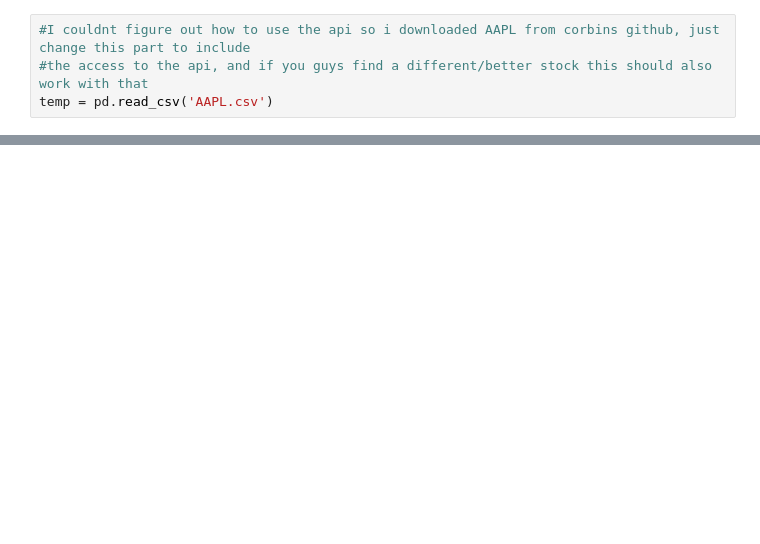
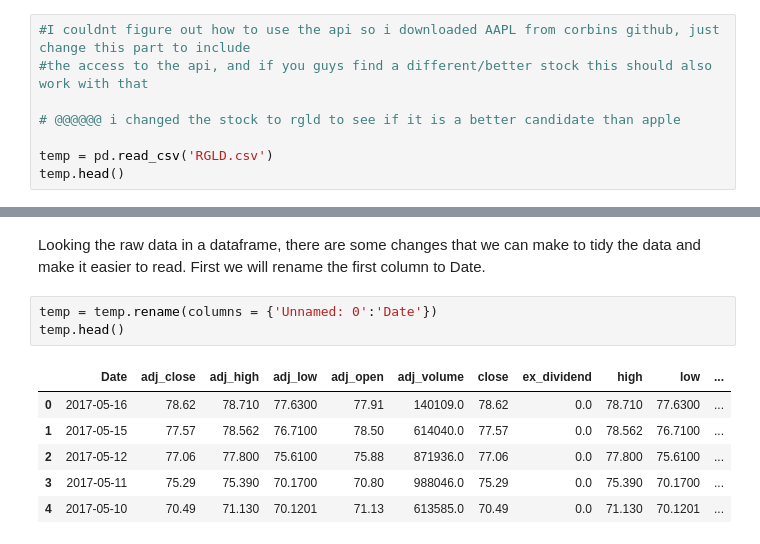
Before and after one commit to Rmilner17/Rmilner17.github.io, a Jupyter notebook: Final.ipynb, the cells around one changed output, grey strips where cells are left out. Drawn from its saved outputs; the diff is of its cells as text; blank space fills up the shorter version.

```diff
--- a/Final.ipynb
+++ b/Final.ipynb
@@ -7,4 +25,8 @@ import sys
 # %%
 #I couldnt figure out how to use the api so i downloaded AAPL from corbins github, just change this part to include
 #the access to the api, and if you guys find a different/better stock this should also work with that
-temp = pd.read_csv('AAPL.csv')
+
+# @@@@@@ i changed the stock to rgld to see if it is a better candidate than apple
+
+temp = pd.read_csv('RGLD.csv')
+temp.head()
@@ -37,0 +40,12 @@ temp.iloc[[30]]
+# %% [markdown]
+Looking the raw data in a dataframe, there are some changes that we can make to tidy the data and make it easier to read. First we will rename the first column to Date.
+# %%
+temp = temp.rename(columns = {'Unnamed: 0':'Date'})
+temp.head()
+# %% [output]
+|  | Date | adj_close | adj_high | adj_low | adj_open | adj_volume | close | ex_dividend | high | low | ... |
+| 0 | 2017-05-16 | 78.62 | 78.710 | 77.6300 | 77.91 | 140109.0 | 78.62 | 0.0 | 78.710 | 77.6300 | ... |
+| 1 | 2017-05-15 | 77.57 | 78.562 | 76.7100 | 78.50 | 614040.0 | 77.57 | 0.0 | 78.562 | 76.7100 | ... |
+| 2 | 2017-05-12 | 77.06 | 77.800 | 75.6100 | 75.88 | 871936.0 | 77.06 | 0.0 | 77.800 | 75.6100 | ... |
+| 3 | 2017-05-11 | 75.29 | 75.390 | 70.1700 | 70.80 | 988046.0 | 75.29 | 0.0 | 75.390 | 70.1700 | ... |
+| 4 | 2017-05-10 | 70.49 | 71.130 | 70.1201 | 71.13 | 613585.0 | 70.49 | 0.0 | 71.130 | 70.1201 | ... |
```
Also changed, not shown: parts of 32 cells of this notebook, 1 other file.
